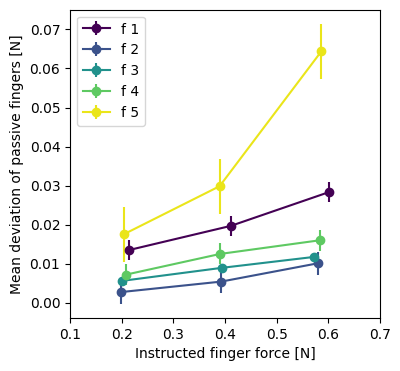
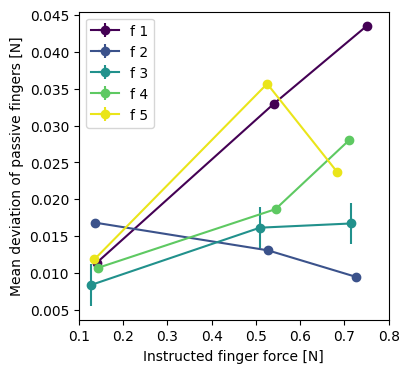
Code edit (unified diff) that turned the first committed figure into the second:
--- before
+++ after
@@ -1,4 +1,5 @@
-df = pd.read_csv(os.path.join(analysisDir, 's101.csv'))
-force_centers = [0.2, 0.4, 0.6]
+df = pd.read_csv(os.path.join(analysisDir, 's102.csv'))
+force_centers = [0.15, 0.55, 0.75]
+# force_centers = [0.2, 0.4, 0.6]
 
 # Fixed blue shades per finger (f1 darkest → f5 lightest)
@@ -54,5 +55,6 @@
     ax.set_ylabel('Mean deviation of passive fingers [N]')
     ax.legend()
-    ax.set_xlim([0.1, 0.7])
+    ax.set_xlim([0.1, 0.8])
 
 plt.show()
+

Commit: update